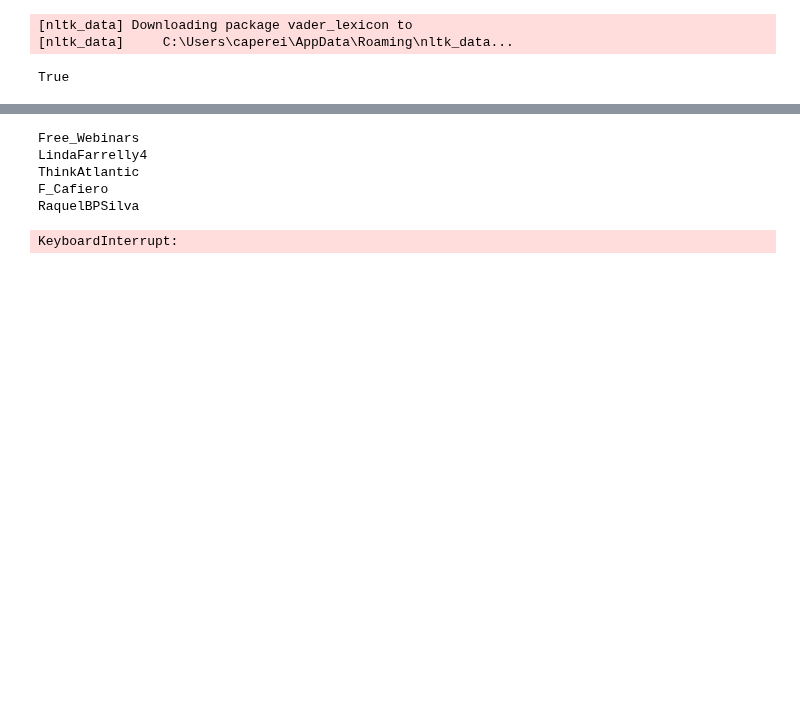
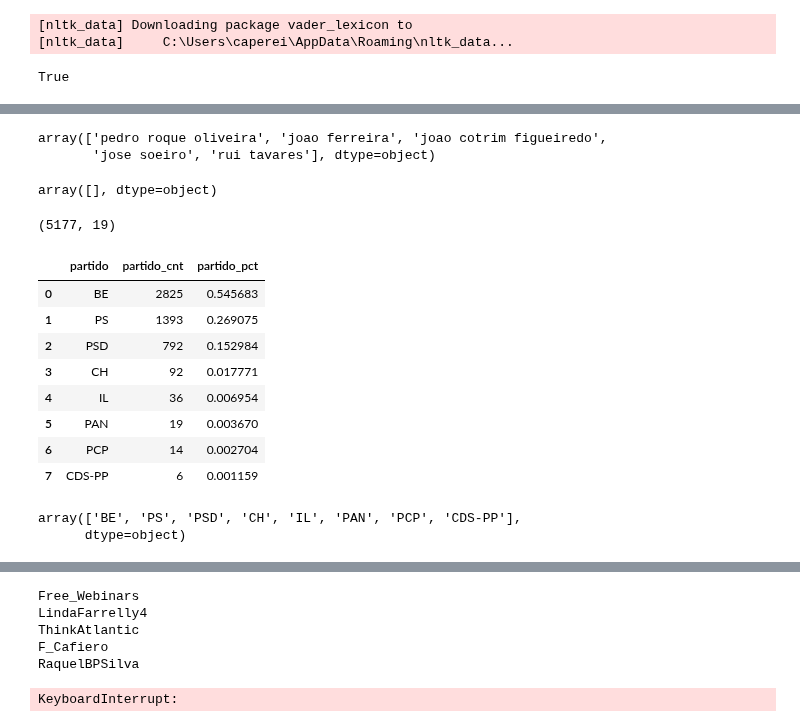
Before and after one commit to CT-P/portuguese_open_data, a Jupyter notebook: code/explore/3.twitter_api.ipynb, the cells around one changed output, grey strips where cells are left out. Saved outputs shown, nothing was run; the diff lists cells and outputs as text; code cells hidden in the pictures; blank space fills up the shorter version.

```diff
--- a/code/explore/3.twitter_api.ipynb
+++ b/code/explore/3.twitter_api.ipynb
@@ -241,0 +447,13 @@ df_elit.to_csv('elite_polarization_twitter.csv')
+# %%
+import unidecode
+df_dep['nome']=df_dep['nome'].str.lower()
+df_elit['nome']=df_elit['nome'].str.lower()
+
+def remove_accents(a):
+
+    return unidecode.unidecode(a.encode().decode('utf-8'))
+
+df_dep['nome']=df_dep['nome'].apply(remove_accents)
+df_elit['nome']=df_elit['nome'].apply(remove_accents)
+# %%
+df11=df_elit.merge(df_dep, on=['nome'], how='left', indicator=True)
@@ -241,0 +469,45 @@ df_elit.to_csv('elite_polarization_twitter.csv')
+# %%
+df11[df11.legislatura.isna()].nome.unique()
+# %% [output]
+array(['pedro roque oliveira', 'joao ferreira', 'joao cotrim figueiredo',
+       'jose soeiro', 'rui tavares'], dtype=object)
+# %%
+df11.loc[df11.nome=='jose soeiro','circulo_eleitoral']='Porto'
+df11.loc[df11.nome=='jose soeiro','partido']='BE'
+df11.loc[df11.nome=='jose soeiro','legislatura']=13
+
+df11.loc[df11.nome=='joao cotrim figueiredo','circulo_eleitoral']='Lisboa'
+df11.loc[df11.nome=='joao cotrim figueiredo','partido']='IL'
+df11.loc[df11.nome=='joao cotrim figueiredo','legislatura']=14
+# %%
+df11=df11[~df11.nome.isin(['pedro roque oliveira', 'joao ferreira', 'rui tavares'])]
+# %%
+df11[df11.partido.isna()].nome.unique()
+# %% [output]
+array([], dtype=object)
+# %%
+df11.shape
+# %% [output]
+(5177, 19)
+# %%
+
+res = df11.partido.value_counts().to_frame('partido')
+res=res.reset_index()
+res.columns=['partido','partido_cnt']
+res['partido_pct'] = res['partido_cnt'] / res['partido_cnt'].sum()
+res
+# %% [output]
+|  | partido | partido_cnt | partido_pct |
+| 0 | BE | 2825 | 0.545683 |
+| 1 | PS | 1393 | 0.269075 |
+| 2 | PSD | 792 | 0.152984 |
+| 3 | CH | 92 | 0.017771 |
+| 4 | IL | 36 | 0.006954 |
+| 5 | PAN | 19 | 0.003670 |
+| 6 | PCP | 14 | 0.002704 |
+| 7 | CDS-PP | 6 | 0.001159 |
+# %%
+res['partido'].values
+# %% [output]
+array(['BE', 'PS', 'PSD', 'CH', 'IL', 'PAN', 'PCP', 'CDS-PP'],
+      dtype=object)
```
Also changed, not shown: parts of 29 cells of this notebook.
